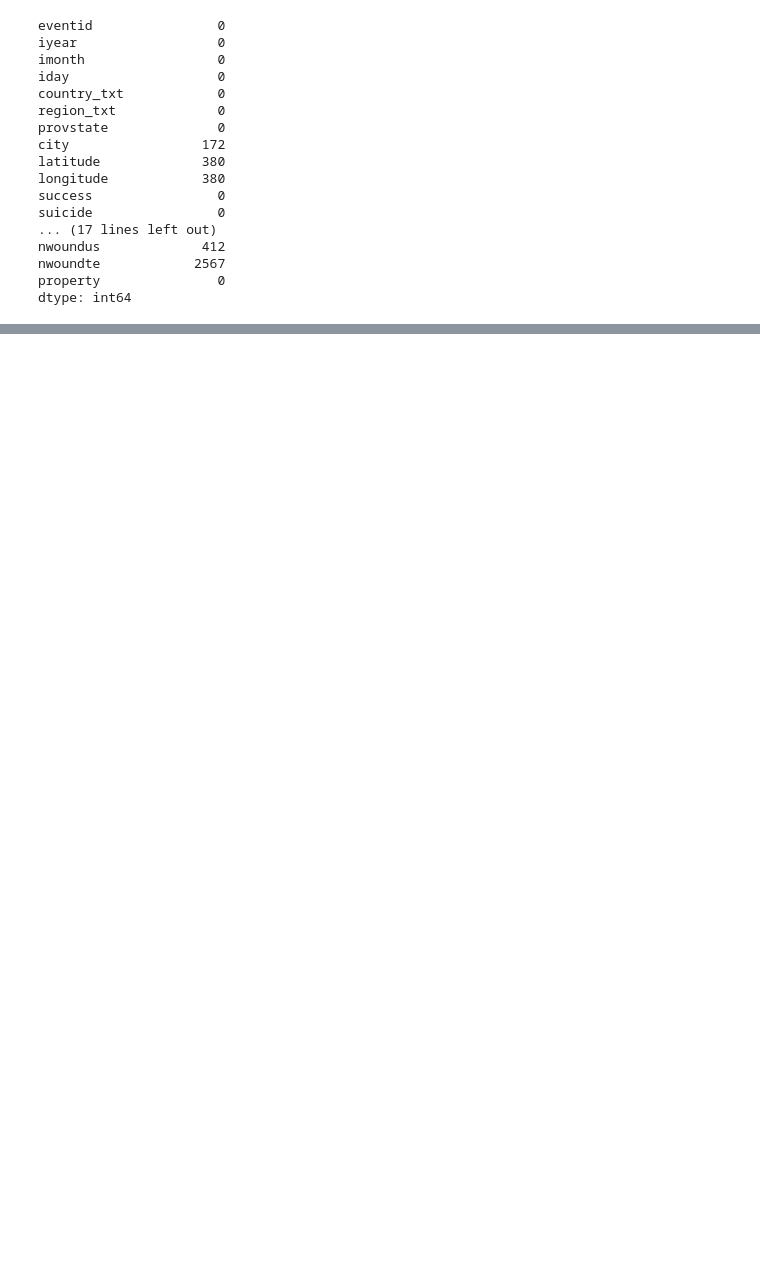
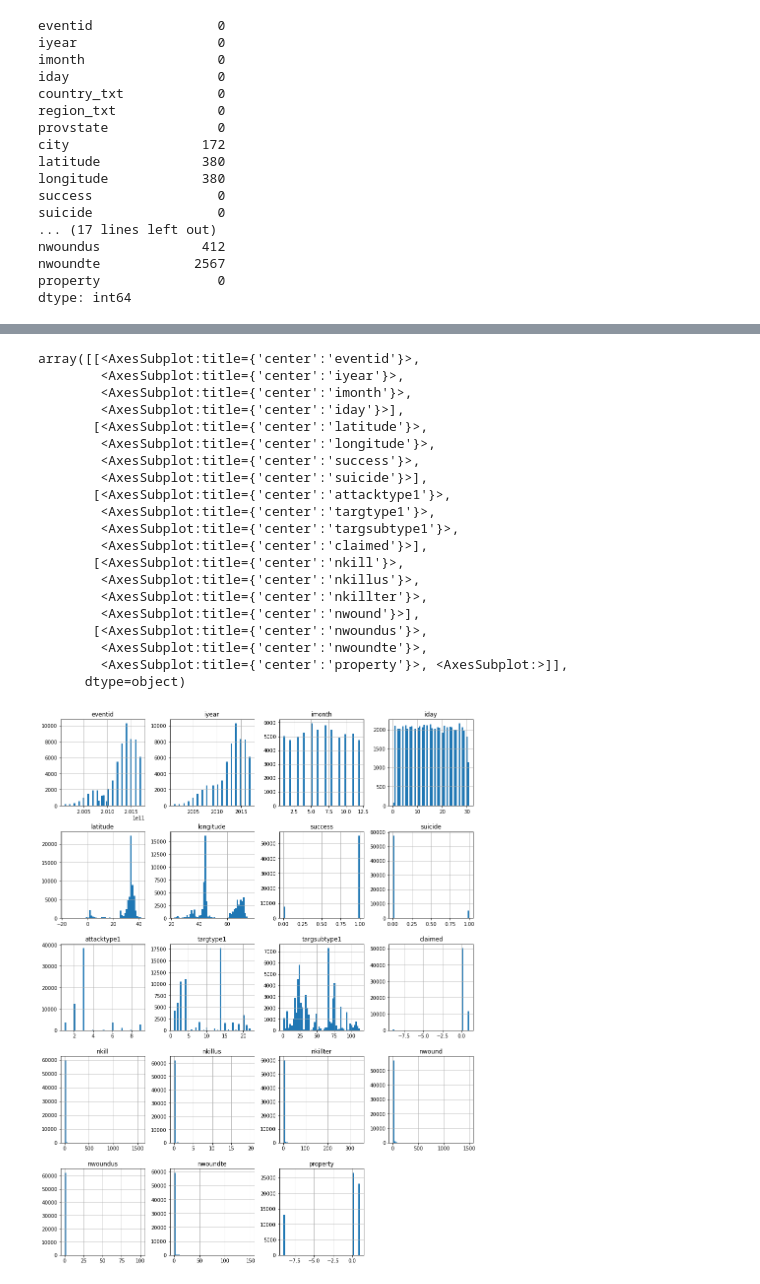
Before and after one commit to Predicting-Terrorism/predicting-terrorism, a Jupyter notebook: fred_lindsey_scratch_folder/acquire.ipynb, the cells around one changed output, grey strips where cells are left out. Drawn from its saved outputs; the diff is of its cells as text; code cells hidden in the pictures; blank space fills up the shorter version.

```diff
--- a/fred_lindsey_scratch_folder/acquire.ipynb
+++ b/fred_lindsey_scratch_folder/acquire.ipynb
@@ -10,3 +10,3 @@ def get_gtd_df():
 # %%
-df = get_gtd_df()
-df.info()
+# df = get_gtd_df()
+# df.info()
@@ -30,3 +24,3 @@ def clean_gt_df(df):
 # %%
-df = clean_gt_df(df)
-df.info()
+# df = clean_gt_df(df)
+# df.info()
@@ -56,3 +32,3 @@ def get_and_clean_gtd():
 # %%
-df = get_and_clean_gtd()
-df.info()
+# df = get_and_clean_gtd()
+# df.info()
@@ -164,0 +135,24 @@ See Full Dataframe in Mito
+# %%
+df.hist(figsize=(15,20), bins=50)
+# %% [output]
+array([[<AxesSubplot:title={'center':'eventid'}>,
+        <AxesSubplot:title={'center':'iyear'}>,
+        <AxesSubplot:title={'center':'imonth'}>,
+        <AxesSubplot:title={'center':'iday'}>],
+       [<AxesSubplot:title={'center':'latitude'}>,
+        <AxesSubplot:title={'center':'longitude'}>,
+        <AxesSubplot:title={'center':'success'}>,
+        <AxesSubplot:title={'center':'suicide'}>],
+       [<AxesSubplot:title={'center':'attacktype1'}>,
+        <AxesSubplot:title={'center':'targtype1'}>,
+        <AxesSubplot:title={'center':'targsubtype1'}>,
+        <AxesSubplot:title={'center':'claimed'}>],
+       [<AxesSubplot:title={'center':'nkill'}>,
+        <AxesSubplot:title={'center':'nkillus'}>,
+        <AxesSubplot:title={'center':'nkillter'}>,
+        <AxesSubplot:title={'center':'nwound'}>],
+       [<AxesSubplot:title={'center':'nwoundus'}>,
+        <AxesSubplot:title={'center':'nwoundte'}>,
+        <AxesSubplot:title={'center':'property'}>, <AxesSubplot:>]],
+      dtype=object)
+[figure, added]
```
Also changed, not shown: parts of 24 cells of this notebook.
